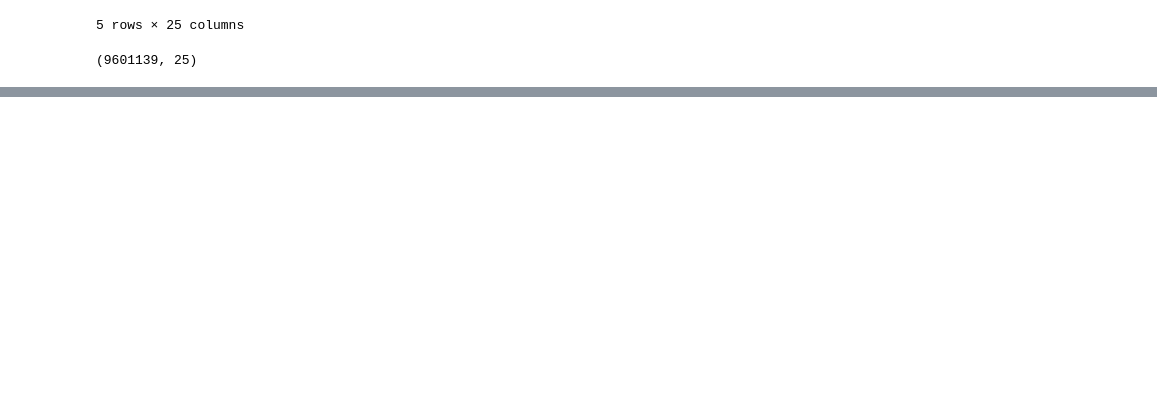
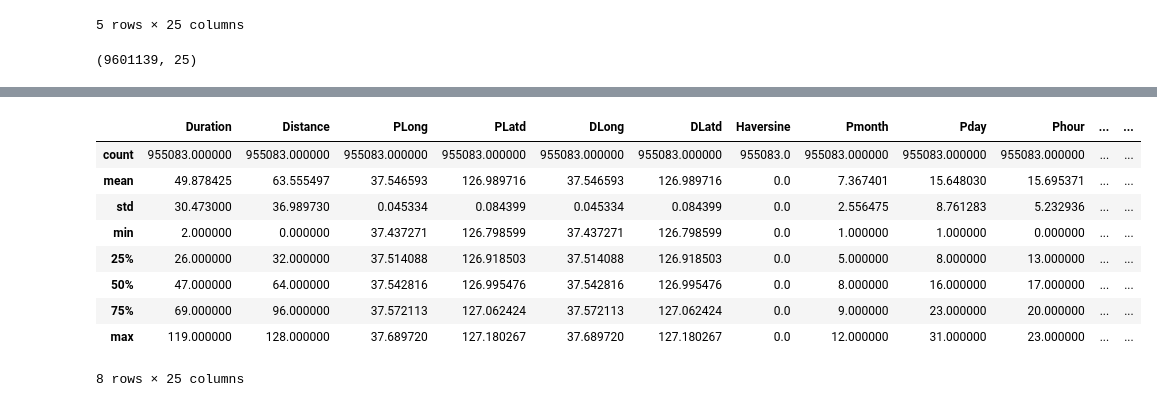
Before and after one commit to Kiran0R0Patil/seoul-bike-insights-and-predictions, a Jupyter notebook: seoul-bike-insights-and-predictions.ipynb, the cells around one changed output, grey strips where cells are left out. Drawn from its saved outputs; the diff is of its cells as text; code cells hidden in the pictures; blank space fills up the shorter version.

```diff
--- a/seoul-bike-insights-and-predictions.ipynb
+++ b/seoul-bike-insights-and-predictions.ipynb
@@ -81,0 +161,13 @@ memory usage: 659.3 MB
+# %%
+df[df['Haversine']==0].reset_index().drop(columns=['index']).describe()
+# %% [output]
+|  | Duration | Distance | PLong | PLatd | DLong | DLatd | Haversine | Pmonth | Pday | Phour | ... | ... |
+| count | 955083.000000 | 955083.000000 | 955083.000000 | 955083.000000 | 955083.000000 | 955083.000000 | 955083.0 | 955083.000000 | 955083.000000 | 955083.000000 | ... | ... |
+| mean | 49.878425 | 63.555497 | 37.546593 | 126.989716 | 37.546593 | 126.989716 | 0.0 | 7.367401 | 15.648030 | 15.695371 | ... | ... |
+| std | 30.473000 | 36.989730 | 0.045334 | 0.084399 | 0.045334 | 0.084399 | 0.0 | 2.556475 | 8.761283 | 5.232936 | ... | ... |
+| min | 2.000000 | 0.000000 | 37.437271 | 126.798599 | 37.437271 | 126.798599 | 0.0 | 1.000000 | 1.000000 | 0.000000 | ... | ... |
+| 25% | 26.000000 | 32.000000 | 37.514088 | 126.918503 | 37.514088 | 126.918503 | 0.0 | 5.000000 | 8.000000 | 13.000000 | ... | ... |
+| 50% | 47.000000 | 64.000000 | 37.542816 | 126.995476 | 37.542816 | 126.995476 | 0.0 | 8.000000 | 16.000000 | 17.000000 | ... | ... |
+| 75% | 69.000000 | 96.000000 | 37.572113 | 127.062424 | 37.572113 | 127.062424 | 0.0 | 9.000000 | 23.000000 | 20.000000 | ... | ... |
+| max | 119.000000 | 128.000000 | 37.689720 | 127.180267 | 37.689720 | 127.180267 | 0.0 | 12.000000 | 31.000000 | 23.000000 | ... | ... |
+8 rows × 25 columns
```
Also changed, not shown: parts of 23 cells of this notebook.
